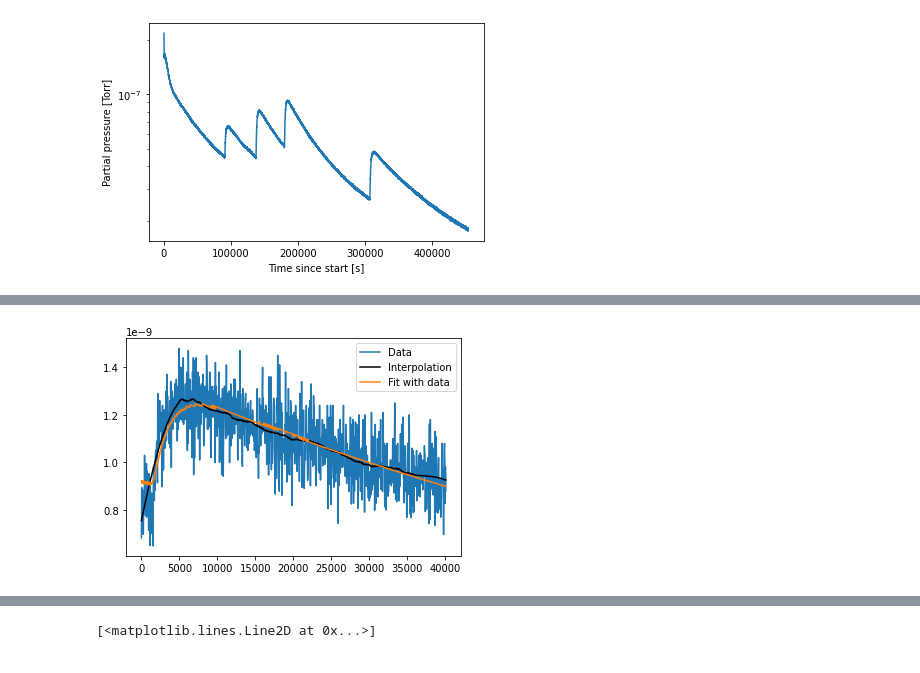
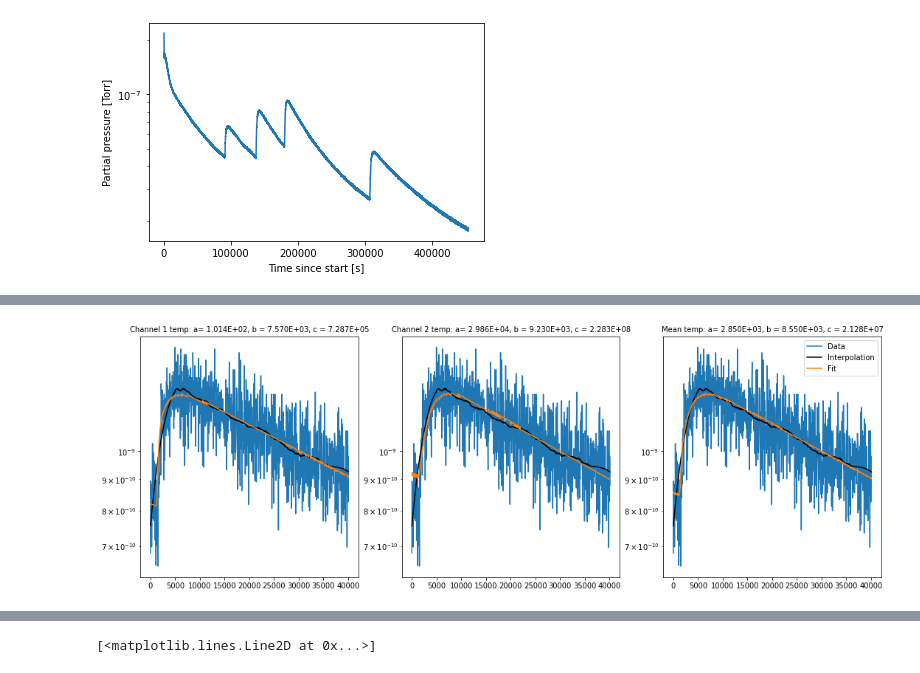
Before and after one commit to Moore-Lab/outgassing-setup, a Jupyter notebook: analysis/Data_Analysis.ipynb, the cells around one changed output, grey strips where cells are left out. Drawn from its saved outputs; the diff is of its cells as text; code cells hidden in the pictures.

Commit message:
created fits for the different temperatures

```diff
--- a/analysis/Data_Analysis.ipynb
+++ b/analysis/Data_Analysis.ipynb
@@ -30,27 +32,34 @@ for i,gas in enumerate(d.gases):
     if gas =='CO2':
         continue
     for j, fitrange in enumerate(d.range[gas]):
-#         try:
-        plt.figure()
+        fig, axes = plt.subplots(nrows=1, ncols=3, figsize=(18,6))
 
         if j < 2:
             time_offset = np.array(d.data[gas]['exp_time'])[fitrange[0]]
             xdata = np.array(d.data[gas]['exp_time'])[fitrange[0]:fitrange[1]] - time_offset
             ydata = np.array(d.data[gas]['pressure'])[fitrange[0]:fitrange[1]]
-            temp = np.array(d.data[gas]['ch2_lerp'])[fitrange[0]:fitrange[1]]
+            temp1 = np.array(d.data[gas]['ch1_lerp'])[fitrange[0]:fitrange[1]]
+            temp2 = np.array(d.data[gas]['ch2_lerp'])[fitrange[0]:fitrange[1]]
             sample_temp = np.array(d.data[gas]['mean_temp'])[fitrange[0]:fitrange[1]]
         elif j < (len(d.range[gas]) - 1) :
             time_offset = np.array(d.data[gas]['exp_time'])[fitrange[0]]
             xdata = np.array(d.data[gas]['exp_time'])[fitrange[0]:int(fitrange[0]+(fitrange[1]-fitrange[0])/4)] - time_offset
             ydata = np.array(d.data[gas]['pressure'])[fitrange[0]:int(fitrange[0]+(fitrange[1]-fitrange[0])/4)]
-            temp = np.array(d.data[gas]['ch2_lerp'])[fitrange[0]:int(fitrange[0]+(fitrange[1]-fitrange[0])/4)]
+            temp1 = np.array(d.data[gas]['ch1_lerp'])[fitrange[0]:int(fitrange[0]+(fitrange[1]-fitrange[0])/4)]
+            temp2 = np.array(d.data[gas]['ch2_lerp'])[fitrange[0]:int(fitrange[0]+(fitrange[1]-fitrange[0])/4)]
             sample_temp = np.array(d.data[gas]['mean_temp'])[fitrange[0]:int(fitrange[0]+(fitrange[1]-fitrange[0])/4)]
         else:
             time_offset = np.array(d.data[gas]['exp_time'])[fitrange[0]]
-            xdata = np.array(d.data[gas]['exp_time'])[fitrange[0]:int(fitrange[0]+(len(d.data[gas]['exp_time'])-1-fitrange[0])/4)] - time_offset
-            ydata = np.array(d.data[gas]['pressure'])[fitrange[0]:int(fitrange[0]+(len(d.data[gas]['pressure'])-1-fitrange[0])/4)]
-            temp = np.array(d.data[gas]['ch2_lerp'])[fitrange[0]:int(fitrange[0]+(len(d.data[gas]['ch2_lerp'])-1-fitrange[0])/4)]
-            sample_temp = np.array(d.data[gas]['mean_temp'])[fitrange[0]:int(fitrange[0]+(len(d.data[gas]['mean_temp'])-1-fitrange[0])/4)]
+            xdata = np.array(d.data[gas]['exp_time'])[fitrange[0]:int(fitrange[0]+
+                                                                      (len(d.data[gas]['exp_time'])-1-fitrange[0])/4)] - time_offset
+            ydata = np.array(d.data[gas]['pressure'])[fitrange[0]:int(fitrange[0]+
+                                                                      (len(d.data[gas]['pressure'])-1-fitrange[0])/4)]
+            temp1 = np.array(d.data[gas]['ch1_lerp'])[fitrange[0]:int(fitrange[0]+
+                                                                      (len(d.data[gas]['ch1_lerp'])-1-fitrange[0])/4)]
+            temp2 = np.array(d.data[gas]['ch2_lerp'])[fitrange[0]:int(fitrange[0]+
+                                                                      (len(d.data[gas]['ch2_lerp'])-1-fitrange[0])/4)]
+            sample_temp = np.array(d.data[gas]['mean_temp'])[fitrange[0]:int(fitrange[0]+
+                                                                             (len(d.data[gas]['mean_temp'])-1-fitrange[0])/4)]
 
         # interpolation to smooth out the noise
         xx = np.linspace(xdata.min(),xdata.max(), len(xdata))
@@ -59,41 +68,71 @@ for i,gas in enumerate(d.gases):
         yy_sg = savgol_filter(itp(xx), window_size, poly_order)
 
 
-        plt.plot(xdata,ydata, label='Data')
-        plt.plot(xx,yy_sg, label='Interpolation', c='k')
+        for ax in axes:
+            ax.plot(xdata,ydata, label='Data')
+            ax.plot(xx,yy_sg, label='Interpolation', c='k')
+            ax.set_yscale('log')
 
 
         i=1
-        popt_list = []
-        chi_list_data = []
-        chi_list_inter = []
+        popt_list_t1 = []
+        popt_list_t2 = []
+        popt_list_tm = []
+        chi_list_t1 = []
+        chi_list_t2 = []
+        chi_list_tm = []
         for x in a_range:
             for y in b_range:
                 i += 1
                 #a, b = fsolve(constraint_eq, (x, y))
                 try:
-                    popt,pcov = curve_fit(d.fitfunction, [xdata,temp], ydata, p0=[x, y, 0.005])
-                    fit = d.fitfunction([xdata,temp], *popt)
-                    chi_data = np.sum((fit - ydata)**2 / fit)
-                    chi_inter = np.sum((fit - yy_sg)**2 / fit)
-                    popt_list.append(popt)
-                    chi_list_data.append(chi_data)
-                    chi_list_inter.append(chi_inter)
+                    #fits for the temperature from the first channel:
+                    popt1,pcov1 = curve_fit(d.fitfunction, [xdata,temp1], ydata, p0=[x, y, 0.005])
+                    fit1 = d.fitfunction([xdata,temp1], *popt1)
+                    chi_data1 = np.sum((fit1 - ydata)**2 / fit1)
+                    popt_list_t1.append(popt1)
+                    chi_list_t1.append(chi_data1)
+
+                    #fits for the temperature from the second channel:
+                    popt2,pcov2 = curve_fit(d.fitfunction, [xdata,temp2], ydata, p0=[x, y, 0.005])
+                    fit2 = d.fitfunction([xdata,temp2], *popt2)
+                    chi_data2 = np.sum((fit2 - ydata)**2 / fit2)
+                    popt_list_t2.append(popt2)
+                    chi_list_t2.append(chi_data2)
+
+                    #fits for the mean temperature:
+                    poptm,pcovm = curve_fit(d.fitfunction, [xdata,sample_temp], ydata, p0=[x, y, 0.005])
+                    fitm = d.fitfunction([xdata,sample_temp], *poptm)
+                    chi_datam = np.sum((fitm - ydata)**2 / fitm)
+                    popt_list_tm.append(poptm)
+                    chi_list_tm.append(chi_datam)
                 except:
                     pass
-        popt_list = np.array(popt_list)
-        chi_list_data = np.array(chi_list_data)
-        chi_list_inter = np.array(chi_list_inter)
-        pfit = popt_list[np.where(chi_list_data==np.min(chi_list_data))]
-        pfit_inter = popt_list[np.where(chi_list_inter==np.min(chi_list_inter))]
+        #converting the lists to arrays
+        popt_list_t1 = np.array(popt_list_t1)
+        chi_list_t1 = np.array(chi_list_t1)
+        popt_list_t2 = np.array(popt_list_t2)
+        chi_list_t2 = np.array(chi_list_t2)
+        popt_list_tm = np.array(popt_list_tm)
+        chi_list_tm = np.array(chi_list_tm)
 
+        #finding the fit with the lowest chi-squared value
+        pfit_t1 = popt_list_t1[np.where(chi_list_t1==np.min(chi_list_t1))]
+        pfit_t2 = popt_list_t2[np.where(chi_list_t2==np.min(chi_list_t2))]
+        pfit_tm = popt_list_tm[np.where(chi_list_tm==np.min(chi_list_tm))]
 
-        plt.plot(xdata, d.fitfunction([xdata,temp], *pfit[0]), label='Fit with data')
-        #plt.plot(xdata, d.fitfunction([xdata,temp], *pfit_inter[0]), label='Fit with interpolation')
-        print(pfit)
+        #plotting the fits against the data and interpolation
+        axes[0].plot(xdata, d.fitfunction([xdata,temp1], *pfit_t1[0]), label='Fit')
+        axes[1].plot(xdata, d.fitfunction([xdata,temp2], *pfit_t2[0]), label='Fit')
+        axes[2].plot(xdata, d.fitfunction([xdata,sample_temp], *pfit_tm[0]), label='Fit')
+
+        axes[0].set_title('Channel 1 temp: a= {:.3E}, b = {:.3E}, c = {:.3E}'.format(pfit_t1[0][0], pfit_t1[0][1],
+                                                                                     pfit_t1[0][2]), fontsize=10)
+        axes[1].set_title('Channel 2 temp: a= {:.3E}, b = {:.3E}, c = {:.3E}'.format(pfit_t2[0][0], pfit_t2[0][1],
+                                                                                     pfit_t2[0][2]), fontsize=10)
+        axes[2].set_title('Mean temp: a= {:.3E}, b = {:.3E}, c = {:.3E}'.format(pfit_tm[0][0], pfit_tm[0][1],
+                                                                                     pfit_tm[0][2]), fontsize=10)
         plt.legend(loc='upper right')
         #plt.savefig('{}_peakfit.png'.format(sample_temp[0]))
         plt.show()
-#         except:
-#             pass
 # %% [output]
@@ -101 +139 @@ for i,gas in enumerate(d.gases):
-[figure, old version]
+[figure, new version]
```
Also changed, not shown: parts of 5 cells of this notebook.
